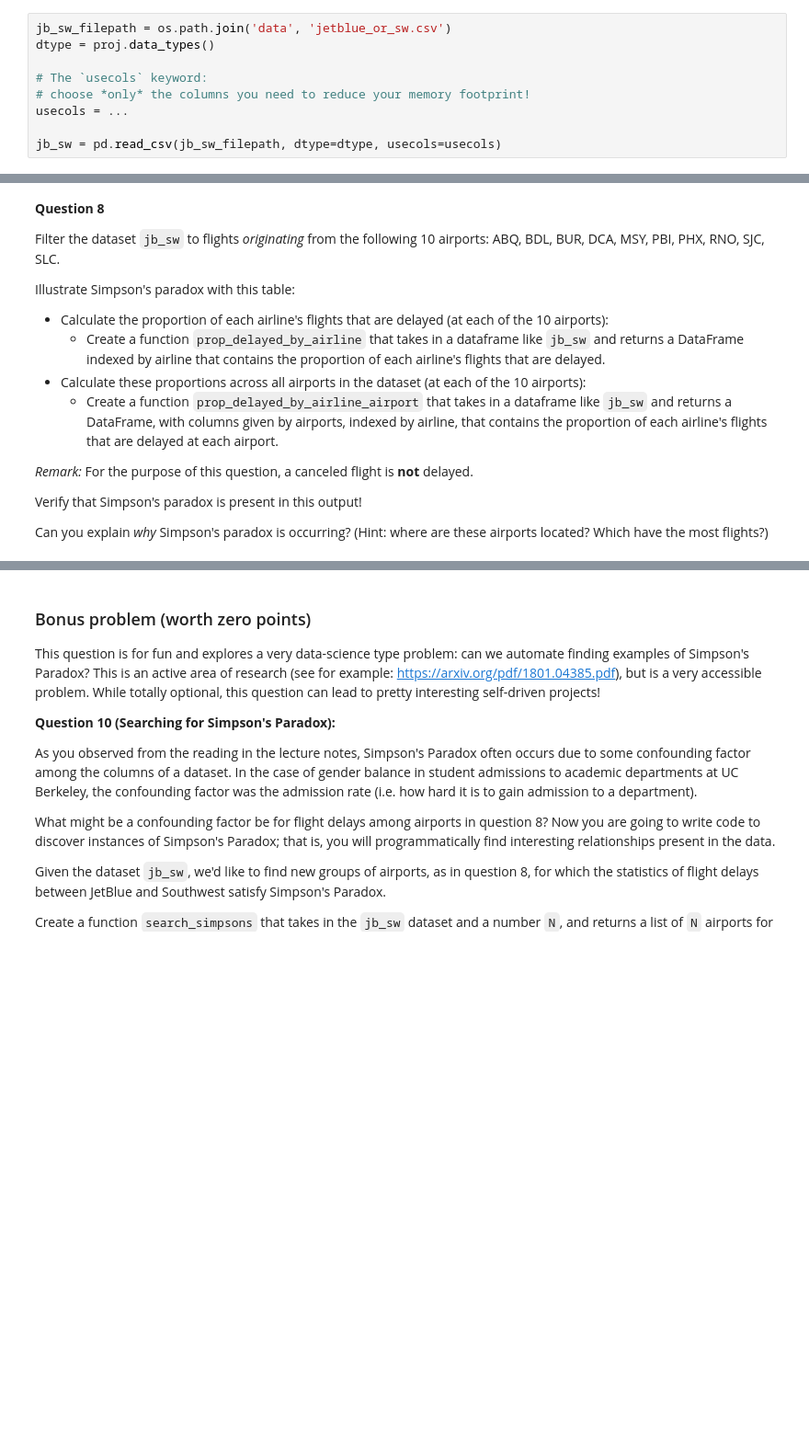
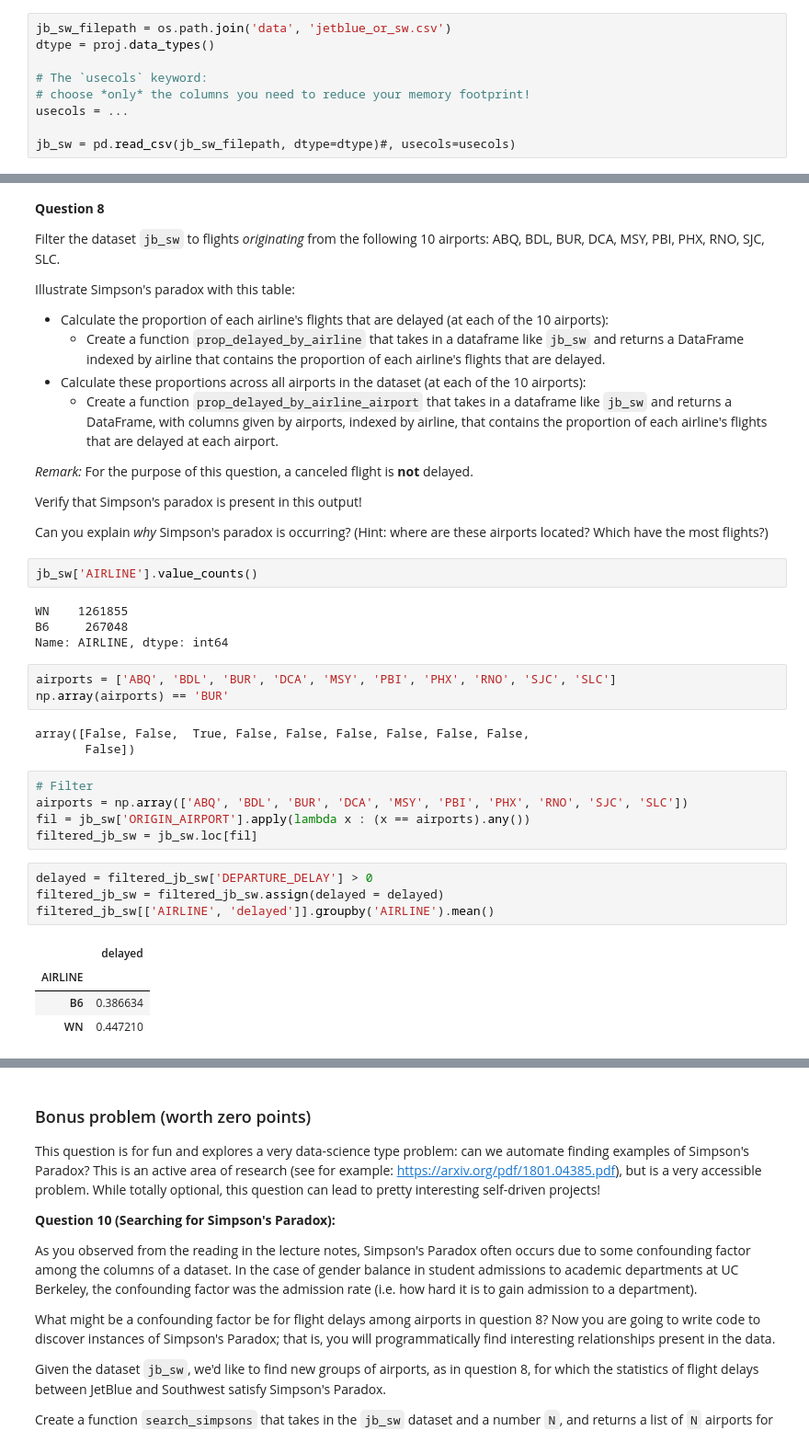
Before and after one commit to zhg061/dsc80-project-2, a Jupyter notebook: project02.ipynb, the cells around one changed output, grey strips where cells are left out. Shown: that part at 92% size. Cells and saved outputs as stored; diff of their text form; blank space fills up the shorter version.

```diff
--- a/project02.ipynb
+++ b/project02.ipynb
@@ -801,4 +805,4 @@ dtype = proj.data_types()
 # choose *only* the columns you need to reduce your memory footprint!
 usecols = ...
 
-jb_sw = pd.read_csv(jb_sw_filepath, dtype=dtype, usecols=usecols)
+jb_sw = pd.read_csv(jb_sw_filepath, dtype=dtype)#, usecols=usecols)
@@ -820,3 +846,29 @@ Illustrate Simpson's paradox with this table:
 Verify that Simpson's paradox is present in this output!
 
 Can you explain *why* Simpson's paradox is occurring? (Hint: where are these airports located? Which have the most flights?)
+# %%
+jb_sw['AIRLINE'].value_counts()
+# %% [output]
+WN    1261855
+B6     267048
+Name: AIRLINE, dtype: int64
+# %%
+airports = ['ABQ', 'BDL', 'BUR', 'DCA', 'MSY', 'PBI', 'PHX', 'RNO', 'SJC', 'SLC']
+np.array(airports) == 'BUR'
+# %% [output]
+array([False, False,  True, False, False, False, False, False, False,
+       False])
+# %%
+# Filter
+airports = np.array(['ABQ', 'BDL', 'BUR', 'DCA', 'MSY', 'PBI', 'PHX', 'RNO', 'SJC', 'SLC'])
+fil = jb_sw['ORIGIN_AIRPORT'].apply(lambda x : (x == airports).any())
+filtered_jb_sw = jb_sw.loc[fil]
+# %%
+delayed = filtered_jb_sw['DEPARTURE_DELAY'] > 0
+filtered_jb_sw = filtered_jb_sw.assign(delayed = delayed)
+filtered_jb_sw[['AIRLINE', 'delayed']].groupby('AIRLINE').mean()
+# %% [output]
+|  | delayed |
+| AIRLINE |  |
+| B6 | 0.386634 |
+| WN | 0.447210 |
```
Also changed, not shown: parts of 26 cells of this notebook, 1 other file.
